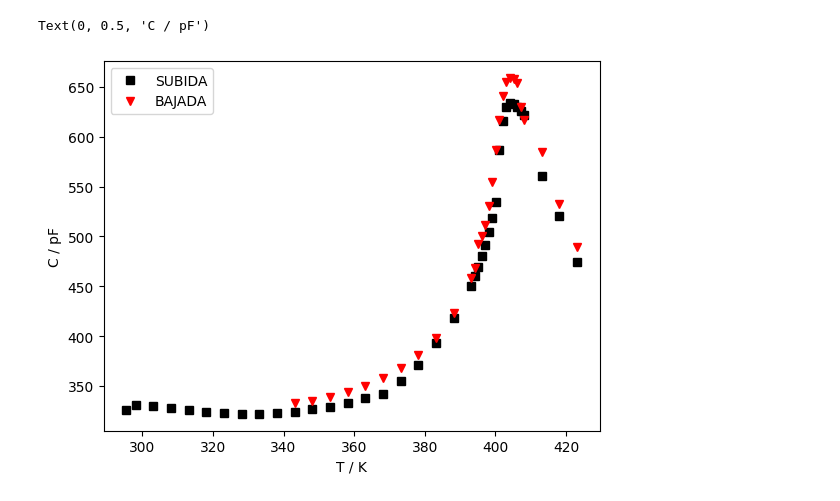
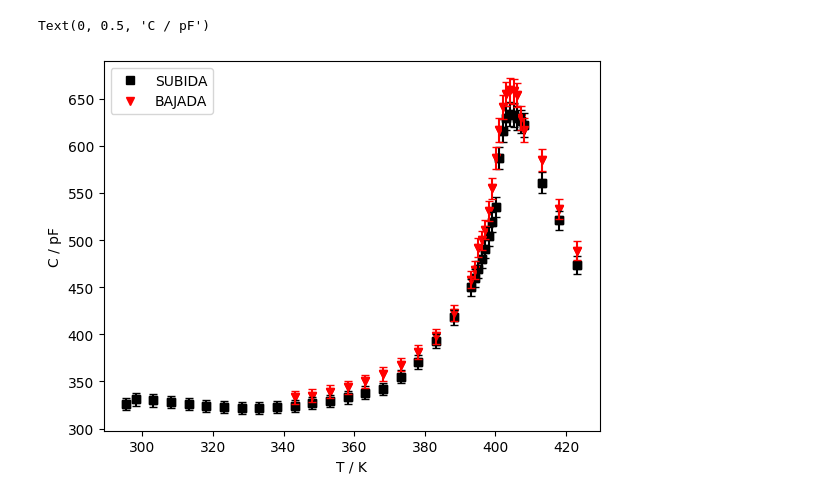
Before and after one commit to albertopeinador/FES_Curie, a Jupyter notebook: Curie.ipynb, the cells around one changed output. Cells and saved outputs as stored; diff of their text form; code cells hidden in the pictures.

```diff
--- a/Curie.ipynb
+++ b/Curie.ipynb
@@ -23,21 +26,26 @@ sC0 =  E * inc.incerts(x/y, [x, y], [A, d], [sA, sd])
 # %%
 #   Load data
 data = pd.read_csv('FES_Curie.csv')
 
 #   Plot C - T
 
 ax = plt.gca()
 
 data['T'] = data['T'].astype(float) + 273.15
 data['SUBIDA'] = data['SUBIDA'].astype(float)
 data['BAJADA'] = data['BAJADA'].astype(float)
+sC_S = 0.02 * data['SUBIDA'].astype(float)
+sC_B = 0.02 * data['BAJADA'].astype(float)
+
 sub = data.plot(x = 'T', y = 'SUBIDA', ax = ax, style = 'ks')
 baj = data.plot(x = 'T', y = 'BAJADA', ax = ax, style = 'rv')
+plt.errorbar(x = data['T'], y = data['SUBIDA'], yerr = sC_S, barsabove=True, capsize = 3, fmt = 'ks')
+plt.errorbar(x = data['T'], y = data['BAJADA'], yerr = sC_B, barsabove=True, capsize = 3, fmt = 'rv')
 ax.set_xlabel('T / K')
 ax.set_ylabel('C / pF')
 # %% [output]
 Text(0, 0.5, 'C / pF')
-[figure, old version]
+[figure, new version]
 # %%
 #   Define C-W function for fit
 def cw(T, C, Tc):
```
Also changed, not shown: parts of 2 cells of this notebook.
